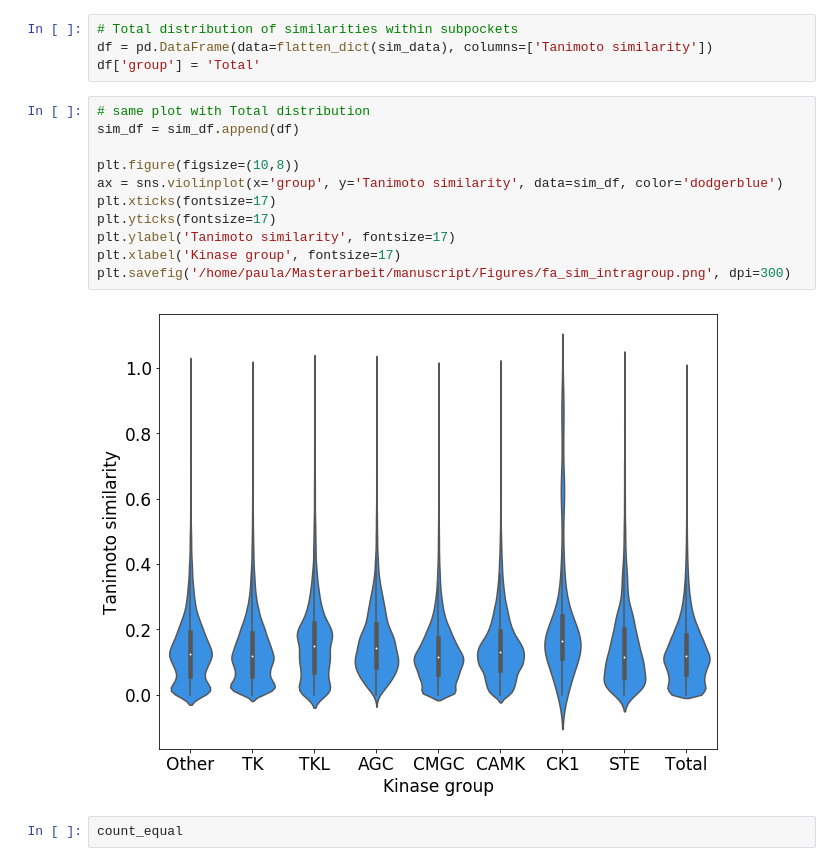
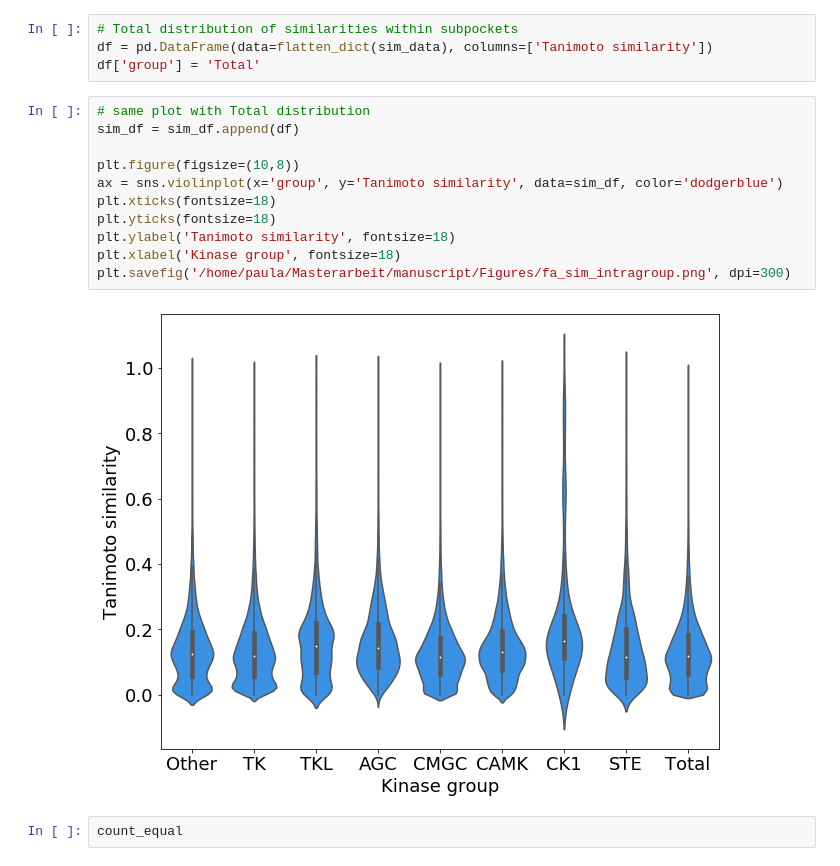
Before and after one commit to volkamerlab/KinaseFocusedFragmentLibrary, a Jupyter notebook: kinase_focused_fragment_library/analysis/fragment_analysis/similarity.ipynb, the cells around one changed output. Drawn from its saved outputs; the diff is of its cells as text.

```diff
--- a/kinase_focused_fragment_library/analysis/fragment_analysis/similarity.ipynb
+++ b/kinase_focused_fragment_library/analysis/fragment_analysis/similarity.ipynb
@@ -290,16 +282,16 @@ df['group'] = 'Total'
 # %%
 # same plot with Total distribution
 sim_df = sim_df.append(df)
 
 plt.figure(figsize=(10,8))
 ax = sns.violinplot(x='group', y='Tanimoto similarity', data=sim_df, color='dodgerblue')
-plt.xticks(fontsize=17)
-plt.yticks(fontsize=17)
-plt.ylabel('Tanimoto similarity', fontsize=17)
-plt.xlabel('Kinase group', fontsize=17)
+plt.xticks(fontsize=18)
+plt.yticks(fontsize=18)
+plt.ylabel('Tanimoto similarity', fontsize=18)
+plt.xlabel('Kinase group', fontsize=18)
 plt.savefig('/home/paula/Masterarbeit/manuscript/Figures/fa_sim_intragroup.png', dpi=300)
 # %% [output]
-[figure, old version]
+[figure, new version]
 # %%
 count_equal
 # %% [output]
```
Also changed, not shown: parts of 2 cells of this notebook, 1 other file.
